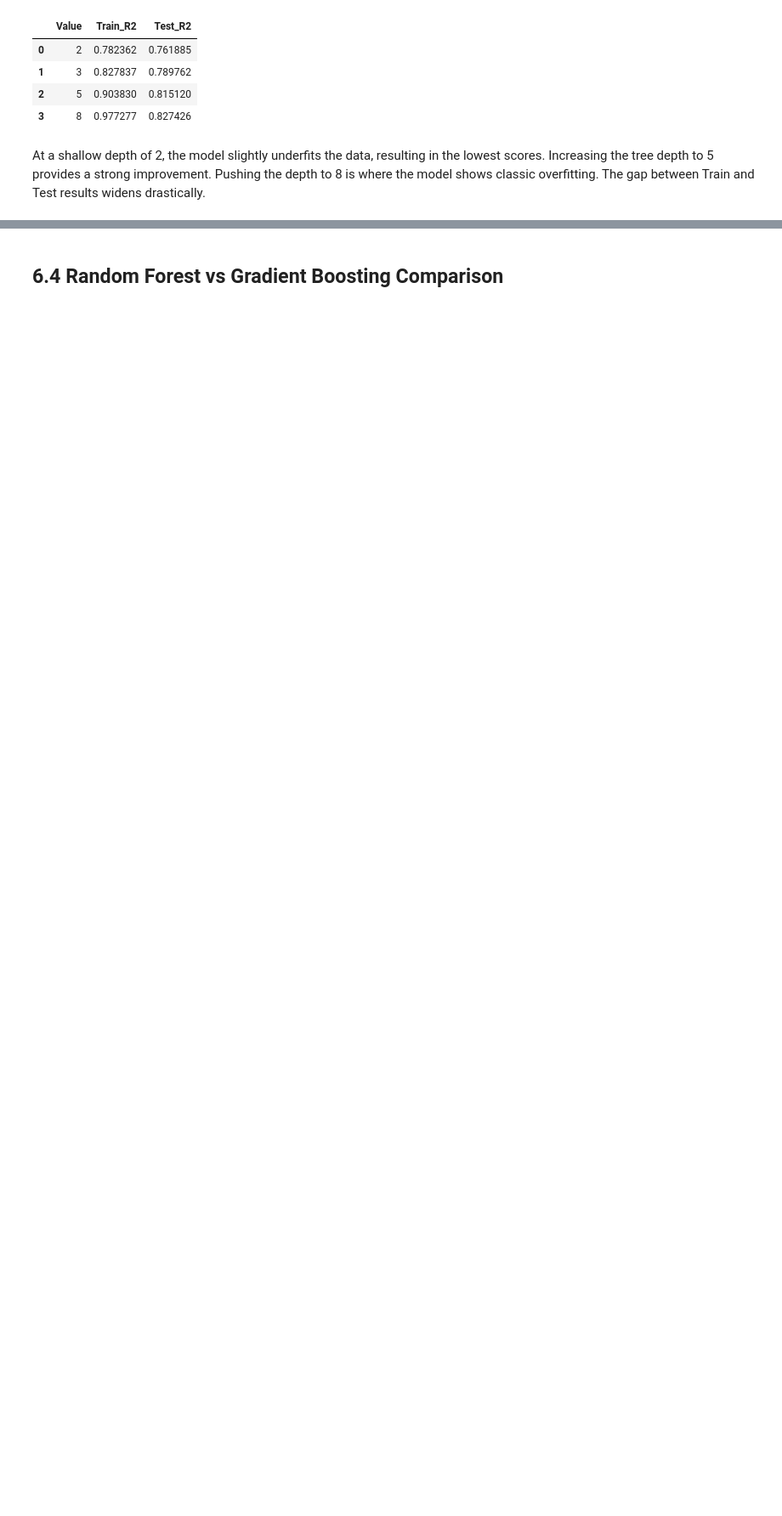
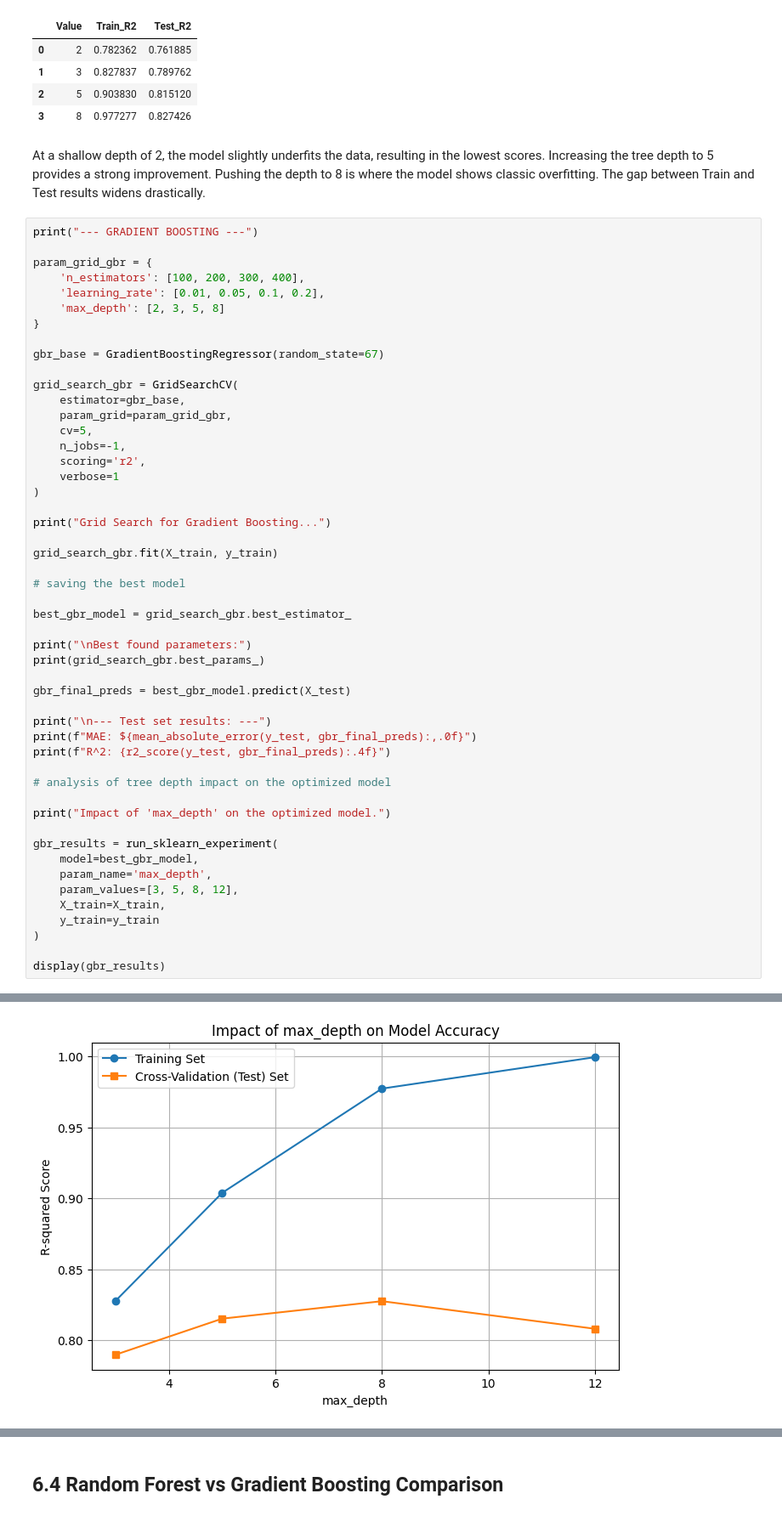
Before and after one commit to Projekty-IiE/NeuralEnjoyers, a Jupyter notebook: ML_Regression/ML_Regression.ipynb, the cells around one changed output, grey strips where cells are left out. Shown at 85% size. Cells and saved outputs as stored; diff of their text form; blank space fills up the shorter version.

```diff
--- a/ML_Regression/ML_Regression.ipynb
+++ b/ML_Regression/ML_Regression.ipynb
@@ -592,3 +640,54 @@ Testing max_depth with values: [2, 3, 5, 8]...
 | 3 | 8 | 0.977277 | 0.827426 |
 # %% [markdown]
 At a shallow depth of 2, the model slightly underfits the data, resulting in the lowest scores. Increasing the tree depth to 5 provides a strong improvement. Pushing the depth to 8 is where the model shows classic overfitting. The gap between Train and Test results widens drastically.
+# %%
+print("--- GRADIENT BOOSTING ---")
+
+param_grid_gbr = {
+    'n_estimators': [100, 200, 300, 400],
+    'learning_rate': [0.01, 0.05, 0.1, 0.2],
+    'max_depth': [2, 3, 5, 8]
+}
+
+gbr_base = GradientBoostingRegressor(random_state=67)
+
+grid_search_gbr = GridSearchCV(
+    estimator=gbr_base,
+    param_grid=param_grid_gbr,
+    cv=5,
+    n_jobs=-1,
+    scoring='r2',
+    verbose=1
+)
+
+print("Grid Search for Gradient Boosting...")
+
+grid_search_gbr.fit(X_train, y_train)
+
+# saving the best model
+
+best_gbr_model = grid_search_gbr.best_estimator_
+
+print("\nBest found parameters:")
+print(grid_search_gbr.best_params_)
+
+gbr_final_preds = best_gbr_model.predict(X_test)
+
+print("\n--- Test set results: ---")
+print(f"MAE: ${mean_absolute_error(y_test, gbr_final_preds):,.0f}")
+print(f"R^2: {r2_score(y_test, gbr_final_preds):.4f}")
+
+# analysis of tree depth impact on the optimized model
+
+print("Impact of 'max_depth' on the optimized model.")
+
+gbr_results = run_sklearn_experiment(
+    model=best_gbr_model,
+    param_name='max_depth',
+    param_values=[3, 5, 8, 12],
+    X_train=X_train,
+    y_train=y_train
+)
+
+display(gbr_results)
+# %% [output]
@@ -594,0 +706 @@ At a shallow depth of 2, the model slightly underfits the data, resulting in the
+[figure, added]
```
Also changed, not shown: parts of 6 cells of this notebook, 3 other files.
